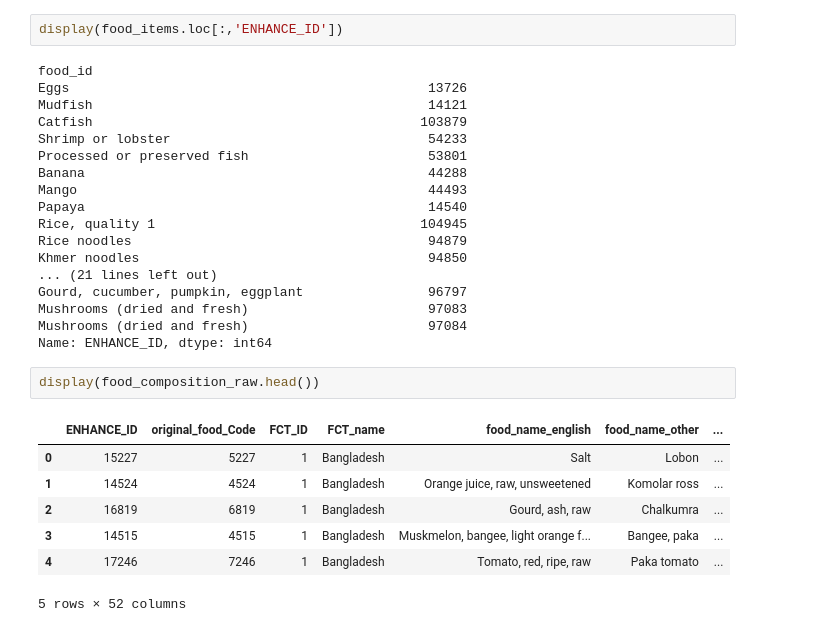
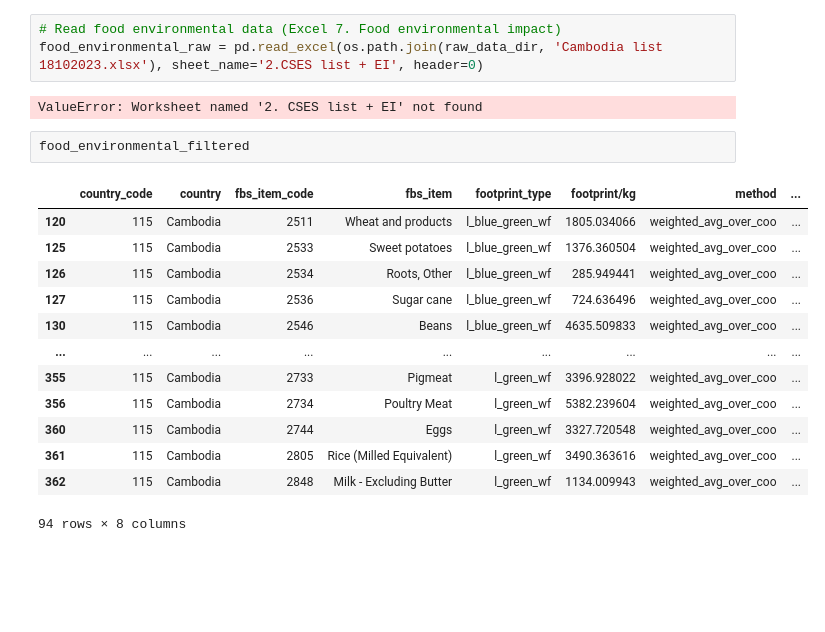
Before and after one commit to polgilf/food-basket-cambodia-case-study, a Jupyter notebook: code/try.ipynb, the cells around one changed output. Drawn from its saved outputs; the diff is of its cells as text; blank space fills up the shorter version.

```diff
--- a/code/try.ipynb
+++ b/code/try.ipynb
@@ -71,30 +57,21 @@ food_items_nutritional.to_excel(os.path.join(processed_data_dir, 'food_items_nut
-# %%
-display(food_items.loc[:,'ENHANCE_ID'])
-# %% [output]
-food_id
-Eggs                                              13726
-Mudfish                                           14121
-Catfish                                          103879
-Shrimp or lobster                                 54233
-Processed or preserved fish                       53801
-Banana                                            44288
-Mango                                             44493
-Papaya                                            14540
-Rice, quality 1                                  104945
-Rice noodles                                      94879
-Khmer noodles                                     94850
-... (21 lines left out)
-Gourd, cucumber, pumpkin, eggplant                96797
-Mushrooms (dried and fresh)                       97083
-Mushrooms (dried and fresh)                       97084
-Name: ENHANCE_ID, dtype: int64
-# %%
-display(food_composition_raw.head())
-# %% [output]
-|  | ENHANCE_ID | original_food_Code | FCT_ID | FCT_name | food_name_english | food_name_other | ... |
-| 0 | 15227 | 5227 | 1 | Bangladesh | Salt | Lobon | ... |
-| 1 | 14524 | 4524 | 1 | Bangladesh | Orange juice, raw, unsweetened | Komolar ross | ... |
-| 2 | 16819 | 6819 | 1 | Bangladesh | Gourd, ash, raw | Chalkumra | ... |
-| 3 | 14515 | 4515 | 1 | Bangladesh | Muskmelon, bangee, light orange f... | Bangee, paka | ... |
-| 4 | 17246 | 7246 | 1 | Bangladesh | Tomato, red, ripe, raw | Paka tomato | ... |
-5 rows × 52 columns
+# %%
+# Read food environmental data (Excel 7. Food environmental impact)
+food_environmental_raw = pd.read_excel(os.path.join(raw_data_dir, 'Cambodia list 18102023.xlsx'), sheet_name='2.CSES list + EI', header=0)
+# %% [output]
+ValueError: Worksheet named '2. CSES list + EI' not found
+# %%
+food_environmental_filtered
+# %% [output]
+|  | country_code | country | fbs_item_code | fbs_item | footprint_type | footprint/kg | method | ... |
+| 120 | 115 | Cambodia | 2511 | Wheat and products | l_blue_green_wf | 1805.034066 | weighted_avg_over_coo | ... |
+| 125 | 115 | Cambodia | 2533 | Sweet potatoes | l_blue_green_wf | 1376.360504 | weighted_avg_over_coo | ... |
+| 126 | 115 | Cambodia | 2534 | Roots, Other | l_blue_green_wf | 285.949441 | weighted_avg_over_coo | ... |
+| 127 | 115 | Cambodia | 2536 | Sugar cane | l_blue_green_wf | 724.636496 | weighted_avg_over_coo | ... |
+| 130 | 115 | Cambodia | 2546 | Beans | l_blue_green_wf | 4635.509833 | weighted_avg_over_coo | ... |
+| ... | ... | ... | ... | ... | ... | ... | ... | ... |
+| 355 | 115 | Cambodia | 2733 | Pigmeat | l_green_wf | 3396.928022 | weighted_avg_over_coo | ... |
+| 356 | 115 | Cambodia | 2734 | Poultry Meat | l_green_wf | 5382.239604 | weighted_avg_over_coo | ... |
+| 360 | 115 | Cambodia | 2744 | Eggs | l_green_wf | 3327.720548 | weighted_avg_over_coo | ... |
+| 361 | 115 | Cambodia | 2805 | Rice (Milled Equivalent) | l_green_wf | 3490.363616 | weighted_avg_over_coo | ... |
+| 362 | 115 | Cambodia | 2848 | Milk - Excluding Butter | l_green_wf | 1134.009943 | weighted_avg_over_coo | ... |
+94 rows × 8 columns
```
Also changed, not shown: parts of 1 cell of this notebook, 2 other files.
